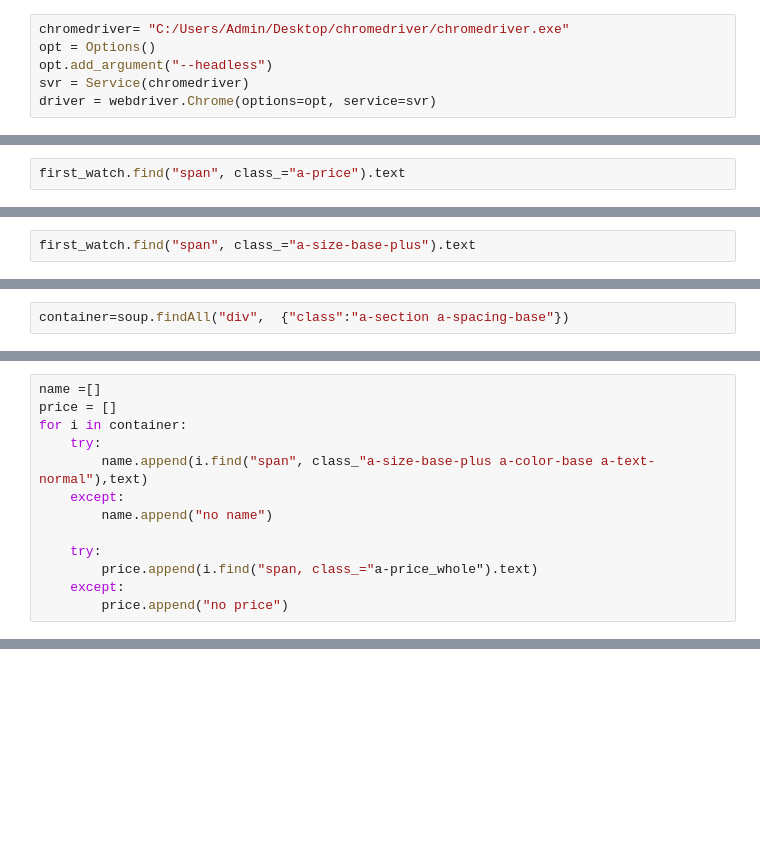
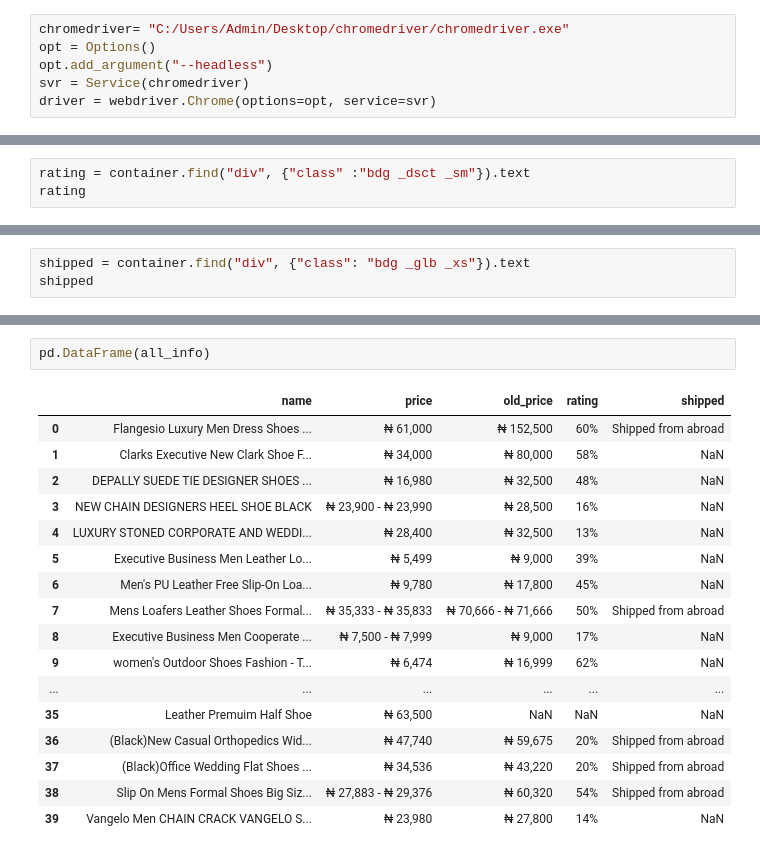
Before and after one commit to charle89/web-scraping-and-data-analysisof-E-commerce-product-listing-on-jumia, a Jupyter notebook: web scraping data analysis of e commerce product listing on jumia.ipynb, the cells around one changed output, grey strips where cells are left out. Drawn from its saved outputs; the diff is of its cells as text; blank space fills up the shorter version.

```diff
--- a/web scraping data analysis of e commerce product listing on jumia.ipynb
+++ b/web scraping data analysis of e commerce product listing on jumia.ipynb
@@ -113,3 +123,4 @@ first_watch
 # %%
-first_watch.find("span", class_="a-price").text
+rating = container.find("div", {"class" :"bdg _dsct _sm"}).text
+rating
 # %% [output]
@@ -117,3 +128,4 @@ first_watch.find("span", class_="a-price").text
 # %%
-first_watch.find("span", class_="a-size-base-plus").text
+shipped = container.find("div", {"class": "bdg _glb _xs"}).text
+shipped
 # %% [output]
@@ -133,2 +158,0 @@ first_watch.find("span", class_="a-declarative").text
-# %%
-container=soup.findAll("div",  {"class":"a-section a-spacing-base"})
@@ -155,13 +158,0 @@ Invicta Men's Pro Diver Stainless Steel Quartz Watch
-# %%
-name =[]
-price = []
-for i in container:
-    try:
-        name.append(i.find("span", class_"a-size-base-plus a-color-base a-text-normal"),text)
-    except:
-        name.append("no name")
-
-    try:
-        price.append(i.find("span, class_="a-price_whole").text)
-    except:
-        price.append("no price")
@@ -173,0 +206,20 @@ y.to_csv("olaitan.csv", index=false)
+# %%
+pd.DataFrame(all_info)
+# %% [output]
+|  | name | price | old_price | rating | shipped |
+| 0 | Flangesio Luxury Men Dress Shoes ... | ₦ 61,000 | ₦ 152,500 | 60% | Shipped from abroad |
+| 1 | Clarks Executive New Clark Shoe F... | ₦ 34,000 | ₦ 80,000 | 58% | NaN |
+| 2 | DEPALLY SUEDE TIE DESIGNER SHOES ... | ₦ 16,980 | ₦ 32,500 | 48% | NaN |
+| 3 | NEW CHAIN DESIGNERS HEEL SHOE BLACK | ₦ 23,900 - ₦ 23,990 | ₦ 28,500 | 16% | NaN |
+| 4 | LUXURY STONED CORPORATE AND WEDDI... | ₦ 28,400 | ₦ 32,500 | 13% | NaN |
+| 5 | Executive Business Men Leather Lo... | ₦ 5,499 | ₦ 9,000 | 39% | NaN |
+| 6 | Men's PU Leather Free Slip-On Loa... | ₦ 9,780 | ₦ 17,800 | 45% | NaN |
+| 7 | Mens Loafers Leather Shoes Formal... | ₦ 35,333 - ₦ 35,833 | ₦ 70,666 - ₦ 71,666 | 50% | Shipped from abroad |
+| 8 | Executive Business Men Cooperate ... | ₦ 7,500 - ₦ 7,999 | ₦ 9,000 | 17% | NaN |
+| 9 | women's Outdoor Shoes Fashion - T... | ₦ 6,474 | ₦ 16,999 | 62% | NaN |
+| ... | ... | ... | ... | ... | ... |
+| 35 | Leather Premuim Half Shoe | ₦ 63,500 | NaN | NaN | NaN |
+| 36 | (Black)New Casual Orthopedics Wid... | ₦ 47,740 | ₦ 59,675 | 20% | Shipped from abroad |
+| 37 | (Black)Office Wedding Flat Shoes ... | ₦ 34,536 | ₦ 43,220 | 20% | Shipped from abroad |
+| 38 | Slip On Mens Formal Shoes Big Siz... | ₦ 27,883 - ₦ 29,376 | ₦ 60,320 | 54% | Shipped from abroad |
+| 39 | Vangelo Men CHAIN CRACK VANGELO S... | ₦ 23,980 | ₦ 27,800 | 14% | NaN |
```
Also changed, not shown: parts of 30 cells of this notebook.
